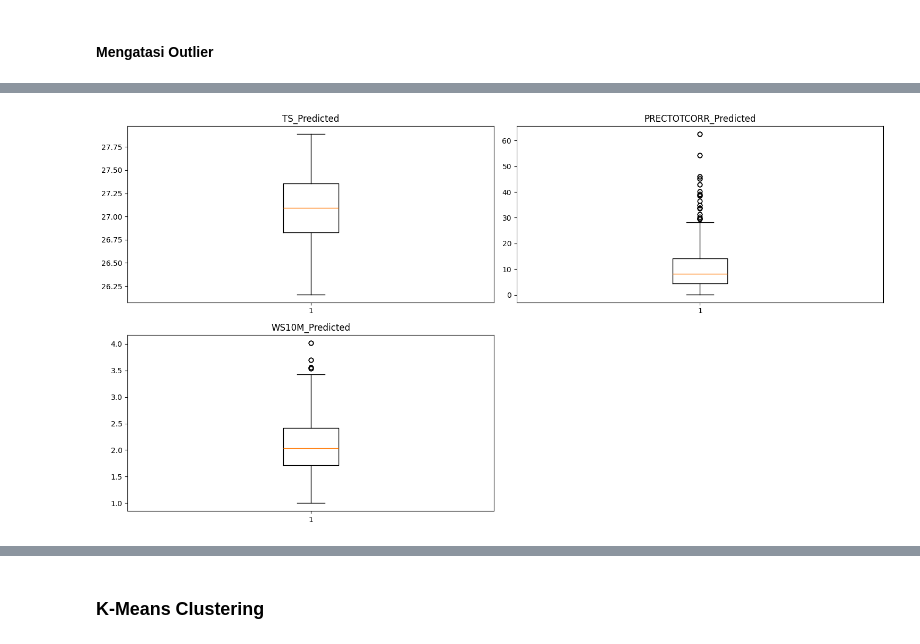
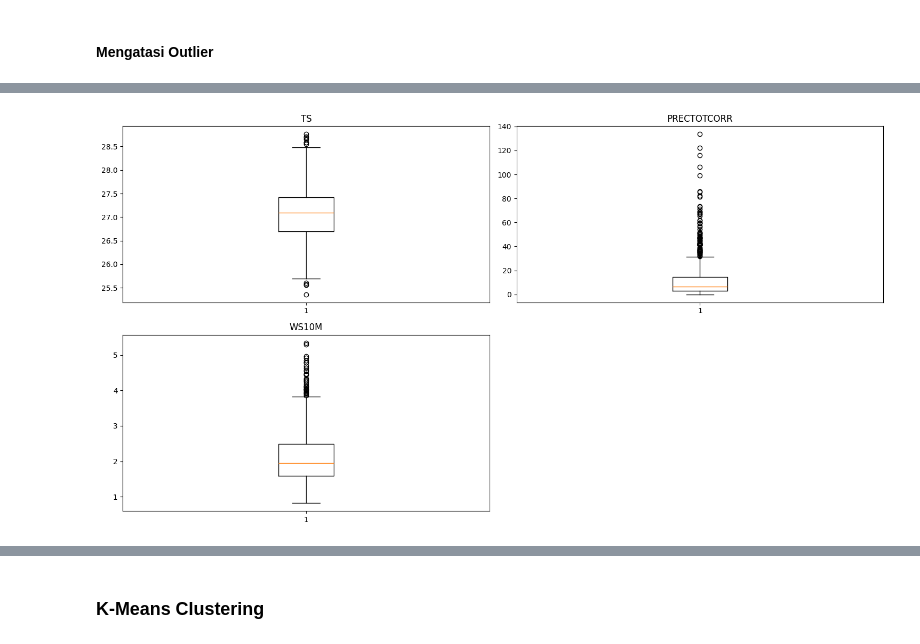
Before and after one commit to KHR00S/upwelling-pred-maninjau, a Jupyter notebook: data/SEMISUPERVISED_LEARNING_PKM_RE (2).ipynb, the cells around one changed output, grey strips where cells are left out. Saved outputs shown, nothing was run; the diff lists cells and outputs as text; code cells hidden in the pictures.

```diff
--- a/data/SEMISUPERVISED_LEARNING_PKM_RE (2).ipynb
+++ b/data/SEMISUPERVISED_LEARNING_PKM_RE (2).ipynb
@@ -109,6 +35,6 @@ PRECTOTCORR = Curah Hujan
 PS = Rata - Rata Tekanan Permukaan Bumi
 WS10M = Kecepatan angin rata2 10 m
 # %%
-data = pd.read_csv('/Users/fakhrussyakir/Desktop/GIT/upwelling-pred-maninjau/data/Data_Prediksi_Inverse.csv')
+data = pd.read_csv('D:/MODELING_ML/GIT/upwelling-pred-maninjau/data/Date_Formatted_Data.csv')
 data
 # %% [output]
@@ -149,3 +115,4 @@ dtype: object
 # %%
+data['CombinedDate'] = pd.to_datetime(data['CombinedDate'], errors='coerce')
 data.isnull().sum()
 # %% [output]
@@ -159,17 +142,17 @@ dtype: int64
 # %%
-numerical_col = ["TS_Predicted", "PRECTOTCORR_Predicted", "WS10M_Predicted"]
+numerical_col = ["TS", "PRECTOTCORR", "WS10M"]
 num_variables = len(numerical_col)
 num_rows = 2  # We'll create 2 rows of subplots
 num_cols = (num_variables + num_rows - 1) // num_rows  # Calculate number of columns needed
 
 plt.figure(figsize=(15, 8))
 
 for i, variable in enumerate(numerical_col):
     plt.subplot(num_rows, num_cols, i+1)
     plt.boxplot(data[variable], whis=1.5)
     plt.title(variable)
 
 plt.tight_layout()
 plt.show()
 # %% [output]
-[figure, old version]
+[figure, new version]
```
Also changed, not shown: parts of 46 cells of this notebook, 5 other files.
